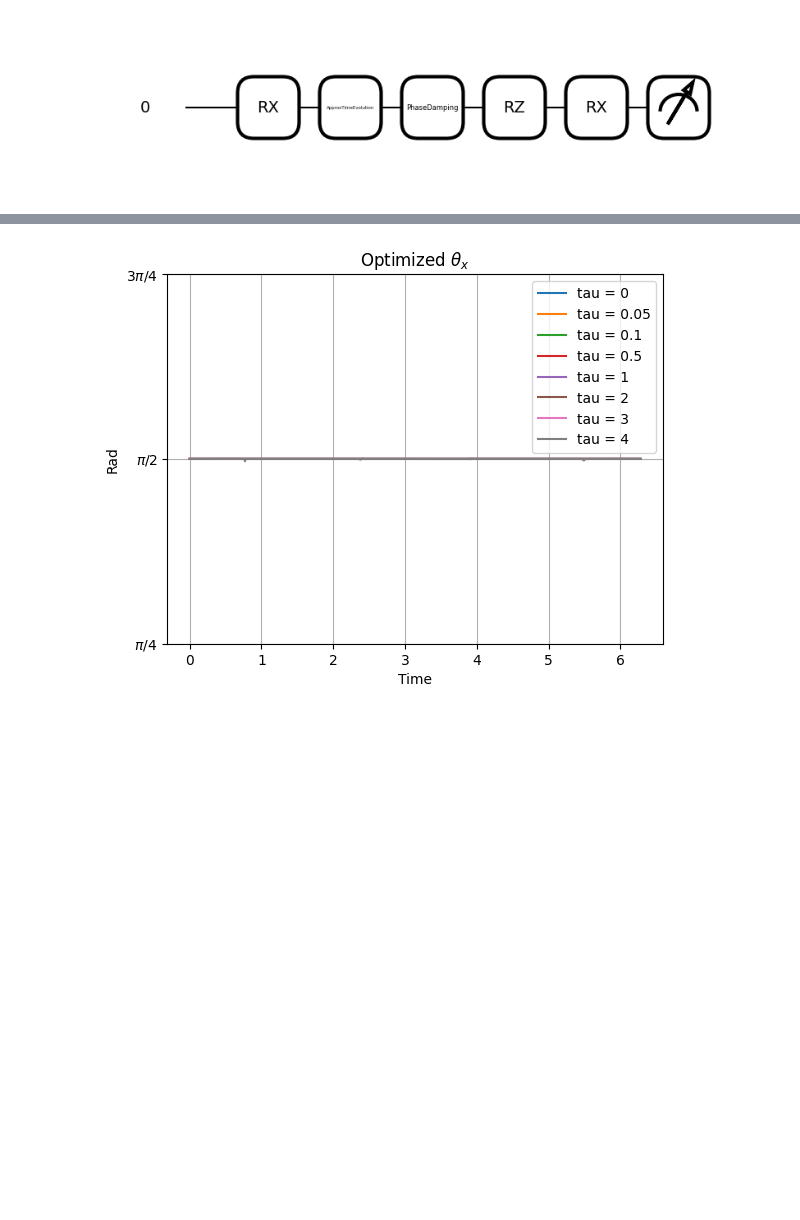
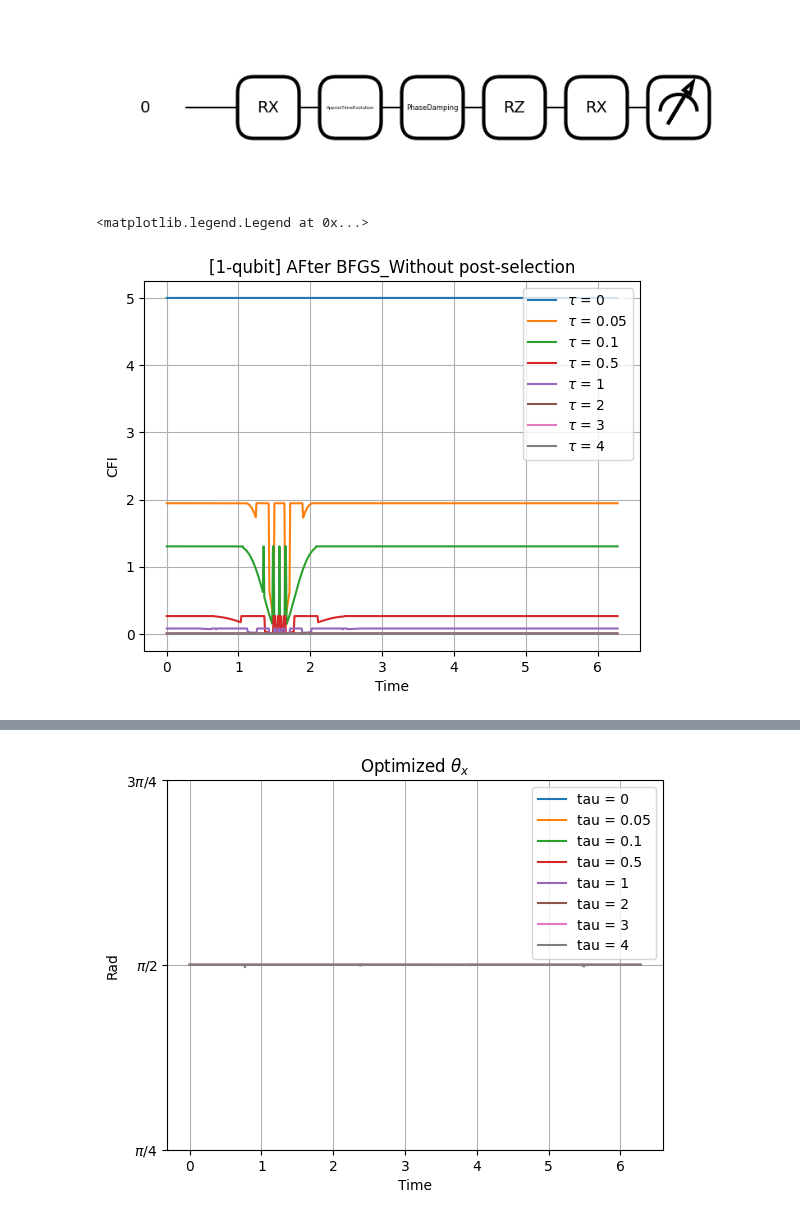
Before and after one commit to iridescent0923/Quantum_Optimization, a Jupyter notebook: Pennylane_Workspace/Metrology/CFI_optimize/Complete/1-qubit/3CMP/Sweeping_tau[ps=0.8].ipynb, the cells around one changed output, grey strips where cells are left out. Cells and saved outputs as stored; diff of their text form; code cells hidden in the pictures; blank space fills up the shorter version.

```diff
--- a/Pennylane_Workspace/Metrology/CFI_optimize/Complete/1-qubit/3CMP/Sweeping_tau[ps=0.8].ipynb
+++ b/Pennylane_Workspace/Metrology/CFI_optimize/Complete/1-qubit/3CMP/Sweeping_tau[ps=0.8].ipynb
@@ -25,15 +29,19 @@ hamiltonian = qml.Hamiltonian(coeffs, obs)  # Define Hamiltonian
 # %%
 # Global paras
 Tau_global = 5e-2   # Dephase tau
-# Tau_global = 1e-100   # Dephase tau
 Paras_global, Phi_global, Gamma_ps  = np.zeros(2), 0, 0
 
 def Dephase_factor(tau):
-    """ Take tau and return gamma based on the following relation."""
+    """
+    Calculate the dephasing factor (gamma) based on the provided tau value.
 
-    Calculate_Gamma = 1 - np.exp(-2 * tau)
+    Args:
+        tau (float): Dephasing time constant.
 
-    return Calculate_Gamma    # Return gamma
+    Returns:
+        float: Calculated dephasing factor (gamma).
+    """
+    return 1 - np.exp(-2 * tau)
 # %%
 @qml.qnode(dev)
 def circuit(paras):
@@ -267,40 +273,36 @@ def BFGS(Sweep_Data, paras, gamma_ps_select, Iterations):
 # %%
 # tau_plot = 0, 4
 tau_plot = 0, 5e-2, 1e-1, 5e-1, 1, 2, 3, 4
 
 # tau_plot =  3, 4
-Sweep_data = np_.array([0, np.pi * 2,  1e-2])  #1e-2 ~ (4pi + 1e-2)
-
+Sweep_data = np_.array([0, np.pi*2,  1e-2])  #1e-2 ~ (4pi + 1e-2)
 Sweep_data_arange = np_.arange(Sweep_data[0], Sweep_data[1], Sweep_data[2])
 
 Para_store = np.zeros((len(tau_plot), len(Sweep_data_arange), 2))
 
-for i in range(len(tau_plot)):
-    Tau_global = tau_plot[i]
+for idx,tau in enumerate(tau_plot):
+    Tau_global = tau
 
     Paras_init = np.zeros(2)
-    Paras_init[:2] = (1*np.pi) / 2
+    Paras_init[:2] = (1*np.pi)/2
 
     Gamma_ps_preset = 8e-1
     Set_Iterations = 1
 
-    Optimized_Result = BFGS(
-        Sweep_data,
-        Paras_init,
-        Gamma_ps_preset,
-        Set_Iterations
-        )
+    Optimized_Result = BFGS(Sweep_data, Paras_init, Gamma_ps_preset, Set_Iterations)
 
-    Para_store[i][:, 0] = Optimized_Result[1][:,2]
-    Para_store[i][:, 1] = Optimized_Result[1][:,3]
+    Para_store[idx][:, 0] = Optimized_Result[Set_Iterations][:,DataIndex.THETA_X.value]
+    Para_store[idx][:, 1] = Optimized_Result[Set_Iterations][:,DataIndex.PHI_Z.value]
 
-    # plt.plot(Sweep_data_arange, Optimized_Result[0][:, 1], label = f'Before_tau = {tau_plot[i]}')
-    plt.plot(Sweep_data_arange, Optimized_Result[1][:, 1], label = f'$\\tau$ = {tau_plot[i]}')
-    plt.title(f'[1-qubit] AFter BFGS_Without post-selection')
+    plt.plot(Sweep_data_arange, Optimized_Result[1][:, DataIndex.CFI.value], label = f'$\\tau$ = {tau_plot[idx]}')
 
+plt.title(f'[1-qubit] AFter BFGS_Without post-selection')
 plt.xlabel('Time')
 plt.ylabel('CFI')
 plt.grid()
 plt.legend()
+# %% [output]
+<matplotlib.legend.Legend at 0x...>
+[figure, added]
 # %%
 slice = int(len(Sweep_data_arange) / 1)
```
Also changed, not shown: parts of 10 cells of this notebook, 6 other files.
